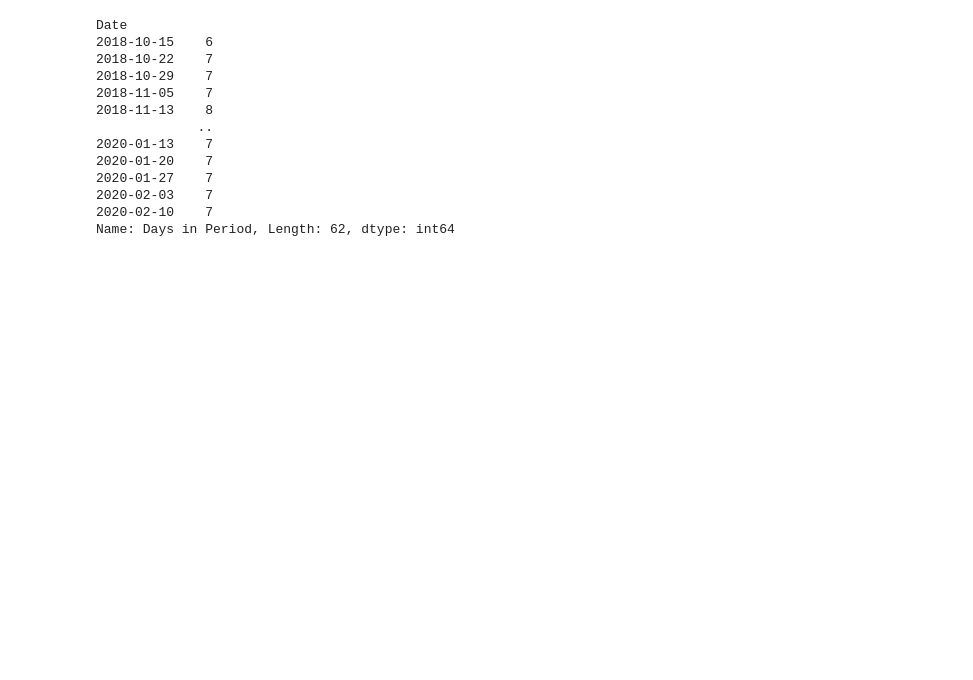
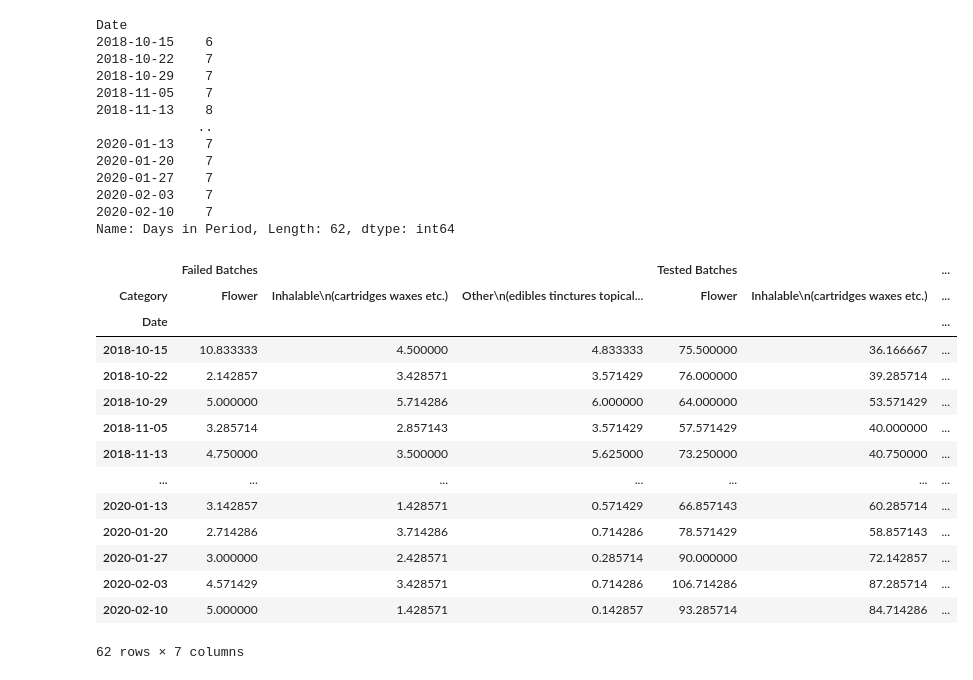
Before and after one commit to daericks/bcc_weekly_reports, a Jupyter notebook: notebooks/3-Transform-per_day-product_categories.ipynb, the cells around one changed output. Drawn from its saved outputs; the diff is of its cells as text; code cells hidden in the pictures; blank space fills up the shorter version.

```diff
--- a/notebooks/3-Transform-per_day-product_categories.ipynb
+++ b/notebooks/3-Transform-per_day-product_categories.ipynb
@@ -128,8 +130,24 @@ Date
 Name: Days in Period, Length: 62, dtype: int64
 # %%
 # Divide by number of days
-# avg_daily_failure_categories is new df
+# avg_daily_product_categories is new df
 keep_cols = ['Failed Batches', 'Tested Batches']
-avg_daily_failure_categories = delta_fc[keep_cols].div(delta_fc['Days in Period'], axis=0)
-avg_daily_failure_categories['Days in Period'] = delta_fc['Days in Period']
-avg_daily_failure_categories
+avg_daily_product_categories = delta_pc[keep_cols].div(delta_pc['Days in Period'], axis=0)
+avg_daily_product_categories['Days in Period'] = delta_pc['Days in Period']
+avg_daily_product_categories
+# %% [output]
+|  | Failed Batches |  |  | Tested Batches |  | ... |
+| Category | Flower | Inhalable\n(cartridges waxes etc.) | Other\n(edibles tinctures topical... | Flower | Inhalable\n(cartridges waxes etc.) | ... |
+| Date |  |  |  |  |  | ... |
+| 2018-10-15 | 10.833333 | 4.500000 | 4.833333 | 75.500000 | 36.166667 | ... |
+| 2018-10-22 | 2.142857 | 3.428571 | 3.571429 | 76.000000 | 39.285714 | ... |
+| 2018-10-29 | 5.000000 | 5.714286 | 6.000000 | 64.000000 | 53.571429 | ... |
+| 2018-11-05 | 3.285714 | 2.857143 | 3.571429 | 57.571429 | 40.000000 | ... |
+| 2018-11-13 | 4.750000 | 3.500000 | 5.625000 | 73.250000 | 40.750000 | ... |
+| ... | ... | ... | ... | ... | ... | ... |
+| 2020-01-13 | 3.142857 | 1.428571 | 0.571429 | 66.857143 | 60.285714 | ... |
+| 2020-01-20 | 2.714286 | 3.714286 | 0.714286 | 78.571429 | 58.857143 | ... |
+| 2020-01-27 | 3.000000 | 2.428571 | 0.285714 | 90.000000 | 72.142857 | ... |
+| 2020-02-03 | 4.571429 | 3.428571 | 0.714286 | 106.714286 | 87.285714 | ... |
+| 2020-02-10 | 5.000000 | 1.428571 | 0.142857 | 93.285714 | 84.714286 | ... |
+62 rows × 7 columns
```
Also changed, not shown: parts of 3 cells of this notebook.
